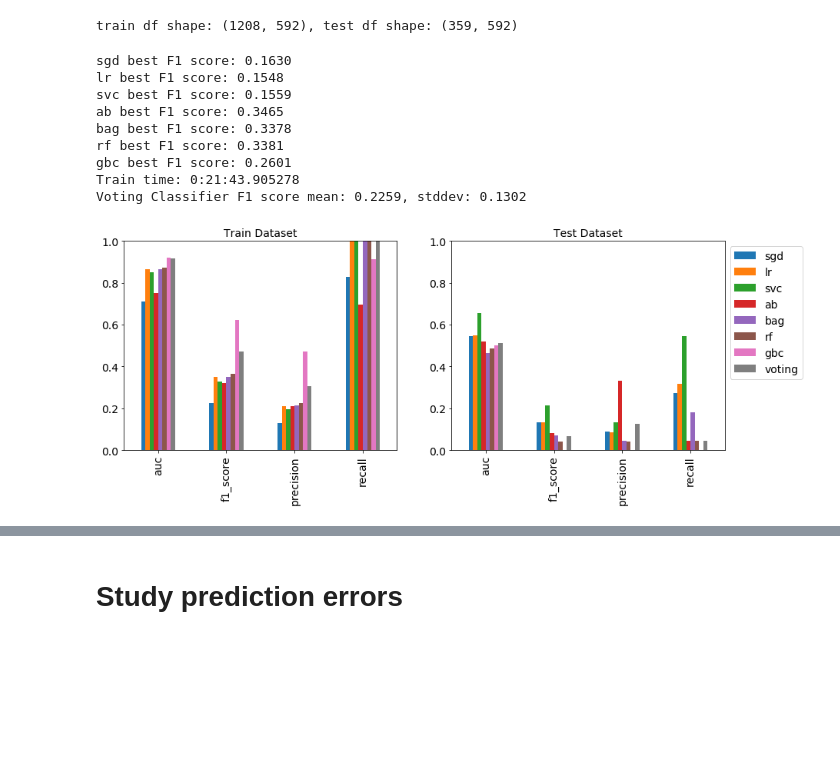
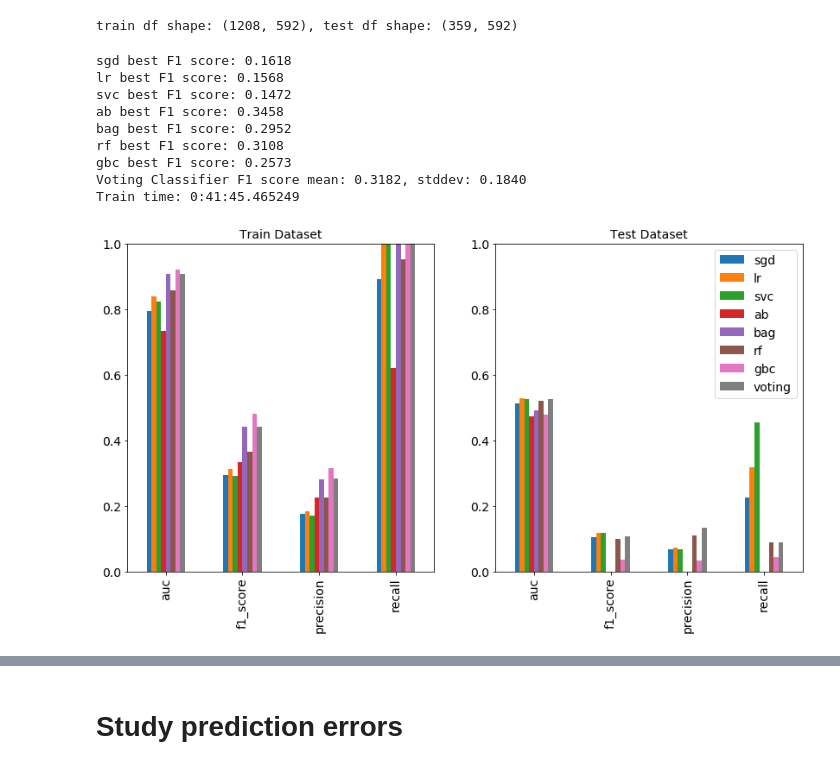
Before and after one commit to stephenleo87/uci-semicon, a Jupyter notebook: Labels_Prediction.ipynb, the cells around one changed output, grey strips where cells are left out. Saved outputs shown, nothing was run; the diff lists cells and outputs as text; code cells hidden in the pictures; blank space fills up the shorter version.

```diff
--- a/Labels_Prediction.ipynb
+++ b/Labels_Prediction.ipynb
@@ -339,16 +163,18 @@ lp2 = labels_prediction()
+# %%
+lp3 = pu.LabelsPrediction()
 # %%
-lp2.train_models(X_train_2, y_train_2)
+lp3.train_models(X_train_2, y_train_2, tuning='random')
 # %% [output]
-sgd best F1 score: 0.1630
-lr best F1 score: 0.1548
-svc best F1 score: 0.1559
-ab best F1 score: 0.3465
-bag best F1 score: 0.3378
-rf best F1 score: 0.3381
-gbc best F1 score: 0.2601
-Train time: 0:21:43.905278
-Voting Classifier F1 score mean: 0.2259, stddev: 0.1302
+sgd best F1 score: 0.1618
+lr best F1 score: 0.1568
+svc best F1 score: 0.1472
+ab best F1 score: 0.3458
+bag best F1 score: 0.2952
+rf best F1 score: 0.3108
+gbc best F1 score: 0.2573
+Voting Classifier F1 score mean: 0.3182, stddev: 0.1840
+Train time: 0:41:45.465249
 # %%
-lp2.test_models(X_train_2, y_train_2, X_test_2, y_test_2)
+lp3.test_models(X_train_2, y_train_2, X_test_2, y_test_2)
 # %% [output]
-[figure, old version]
+[figure, new version]
```
Also changed, not shown: parts of 24 cells of this notebook, 1 other file.
